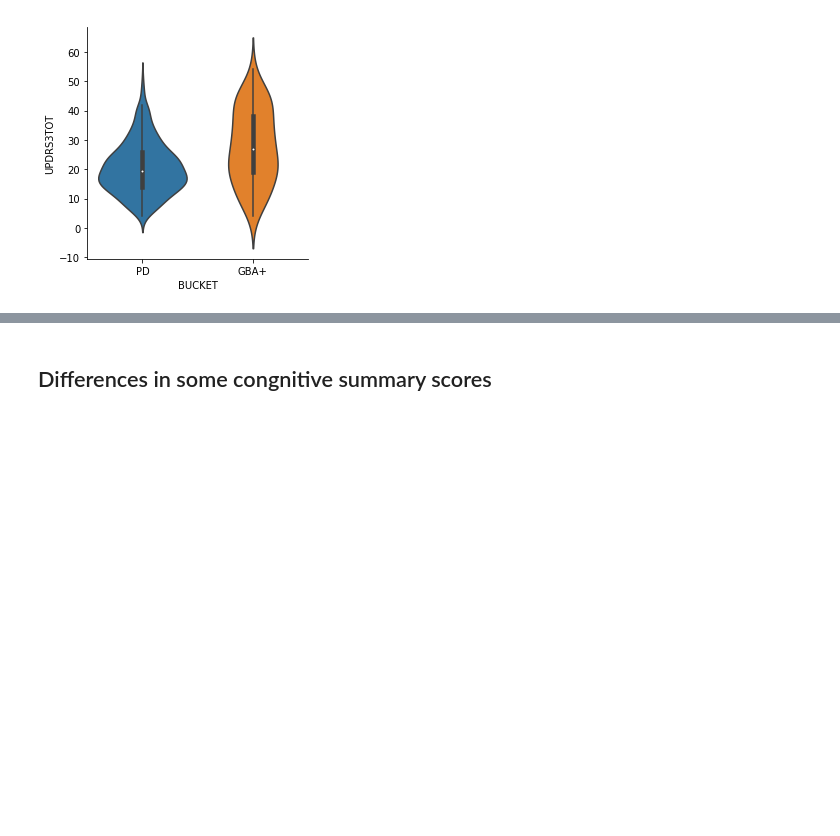
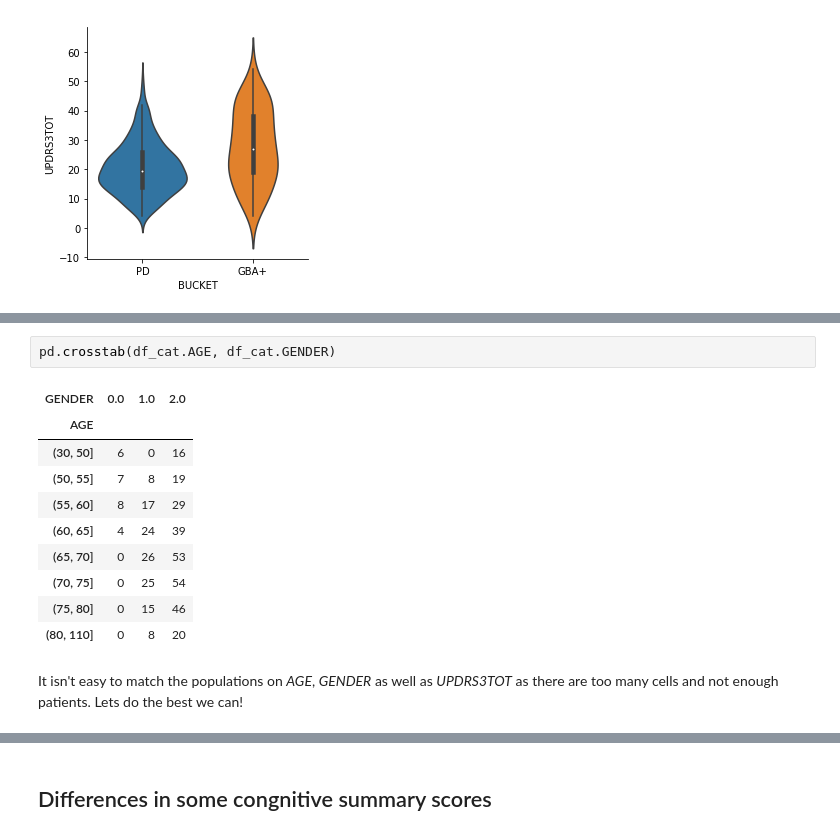
Before and after one commit to sameerd/ppmi, a Jupyter notebook: scripts/python/test_GBA.ipynb, the cells around one changed output, grey strips where cells are left out. Drawn from its saved outputs; the diff is of its cells as text; blank space fills up the shorter version.

```diff
--- a/scripts/python/test_GBA.ipynb
+++ b/scripts/python/test_GBA.ipynb
@@ -146,0 +189,15 @@ For gender 2.0 is males and 1.0 / 0.0 are women. The two categories of women hav
+# %%
+pd.crosstab(df_cat.AGE, df_cat.GENDER)
+# %% [output]
+| GENDER | 0.0 | 1.0 | 2.0 |
+| AGE |  |  |  |
+| (30, 50] | 6 | 0 | 16 |
+| (50, 55] | 7 | 8 | 19 |
+| (55, 60] | 8 | 17 | 29 |
+| (60, 65] | 4 | 24 | 39 |
+| (65, 70] | 0 | 26 | 53 |
+| (70, 75] | 0 | 25 | 54 |
+| (75, 80] | 0 | 15 | 46 |
+| (80, 110] | 0 | 8 | 20 |
+# %% [markdown]
+It isn't easy to match the populations on *AGE*, *GENDER* as well as *UPDRS3TOT* as there are too many cells and not enough patients. Lets do the best we can!
```
Also changed, not shown: parts of 11 cells of this notebook, 1 other file.
